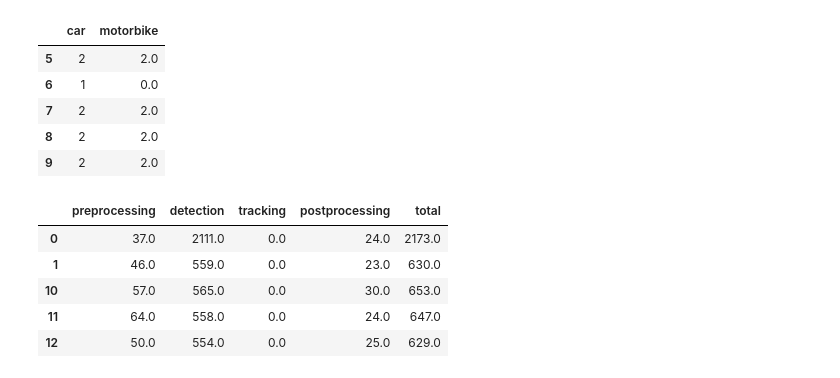
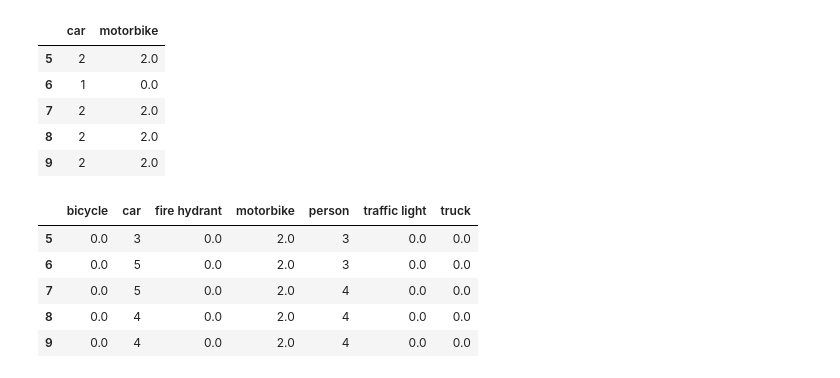
Before and after one commit to vvc-unal/vvc, a Jupyter notebook: notebooks/Results.ipynb, the cells around one changed output. Cells and saved outputs as stored; diff of their text form; code cells hidden in the pictures.

```diff
--- a/notebooks/Results.ipynb
+++ b/notebooks/Results.ipynb
@@ -18,12 +18,12 @@ from vvc import config
 # %%
 dataset_folder = config.video_folder
 
-experiment_folder = os.path.join(config.base_folder, 'Videos', 'frcnn-resnet50-transfer')
+experiment_folder = os.path.join(config.base_folder, 'Videos', 'yolov3')
 
 annotations_file = 'MOV_0861.mp4.json'
 
 test_file = os.path.join(dataset_folder, annotations_file)
 experiment_file = os.path.join(experiment_folder, annotations_file)
 
-test_file
+experiment_file
 # %% [output]
@@ -91,42 +91,39 @@ def vvc_to_df(json_file):
             if not frame_id in time_summary:
                 time_summary[frame_id] = {}
 
             for key, value in objects['timestamps'].items():
                 time_summary[frame_id][key] = value
 
     df = pd.DataFrame.from_dict(count_summary, orient='index')
     df = df.fillna(0)
     df = df.set_index(pd.to_numeric(df.index))
     df = df.sort_index(kind='mergesort')
     df = df.reindex(sorted(df.columns), axis=1)
 
     df.index += 1
 
     times = pd.DataFrame.from_dict(time_summary, orient='index')
     times = times.apply(pd.to_datetime)
     original_columns = times.columns
     times['preprocessing'] = times['preprocessing_end'] - times['start']
     times['detection'] = times['detection_end'] - times['preprocessing_end']
     times['tracking'] = times['tracking_end'] - times['detection_end']
     times['postprocessing'] = times['postprocessing_end'] - times['tracking_end']
     times['total'] = times['postprocessing_end'] - times['start']
     times = times.drop(columns=original_columns)
     times = times.astype('timedelta64[ms]')
 
     return df, times
 
 experiment, times = vvc_to_df(experiment_file)
 experiment.iloc[4:].head()
-
-times
-times.head()
 # %% [output]
-|  | preprocessing | detection | tracking | postprocessing | total |
-| 0 | 37.0 | 2111.0 | 0.0 | 24.0 | 2173.0 |
-| 1 | 46.0 | 559.0 | 0.0 | 23.0 | 630.0 |
-| 10 | 57.0 | 565.0 | 0.0 | 30.0 | 653.0 |
-| 11 | 64.0 | 558.0 | 0.0 | 24.0 | 647.0 |
-| 12 | 50.0 | 554.0 | 0.0 | 25.0 | 629.0 |
+|  | bicycle | car | fire hydrant | motorbike | person | traffic light | truck |
+| 5 | 0.0 | 3 | 0.0 | 2.0 | 3 | 0.0 | 0.0 |
+| 6 | 0.0 | 5 | 0.0 | 2.0 | 3 | 0.0 | 0.0 |
+| 7 | 0.0 | 5 | 0.0 | 2.0 | 4 | 0.0 | 0.0 |
+| 8 | 0.0 | 4 | 0.0 | 2.0 | 4 | 0.0 | 0.0 |
+| 9 | 0.0 | 4 | 0.0 | 2.0 | 4 | 0.0 | 0.0 |
 # %%
 def calc_precision(test, experiment):
     error = test.sub(experiment, axis='columns', fill_value=0).abs().div(test, fill_value=0)
```
Also changed, not shown: parts of 6 cells of this notebook, 5 other files.
